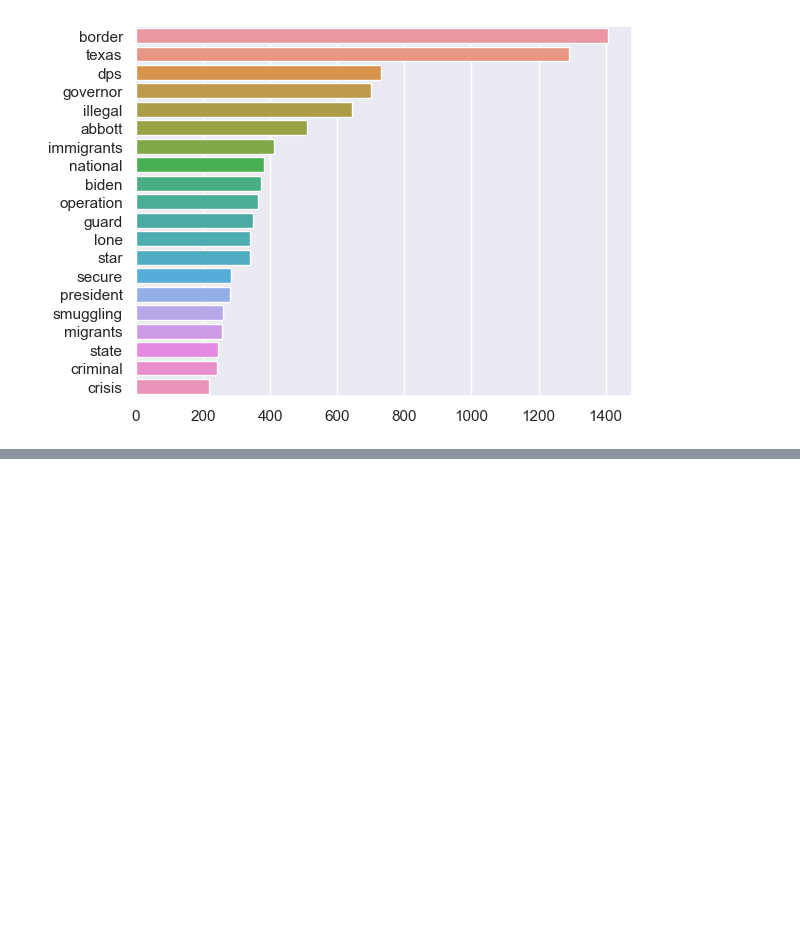
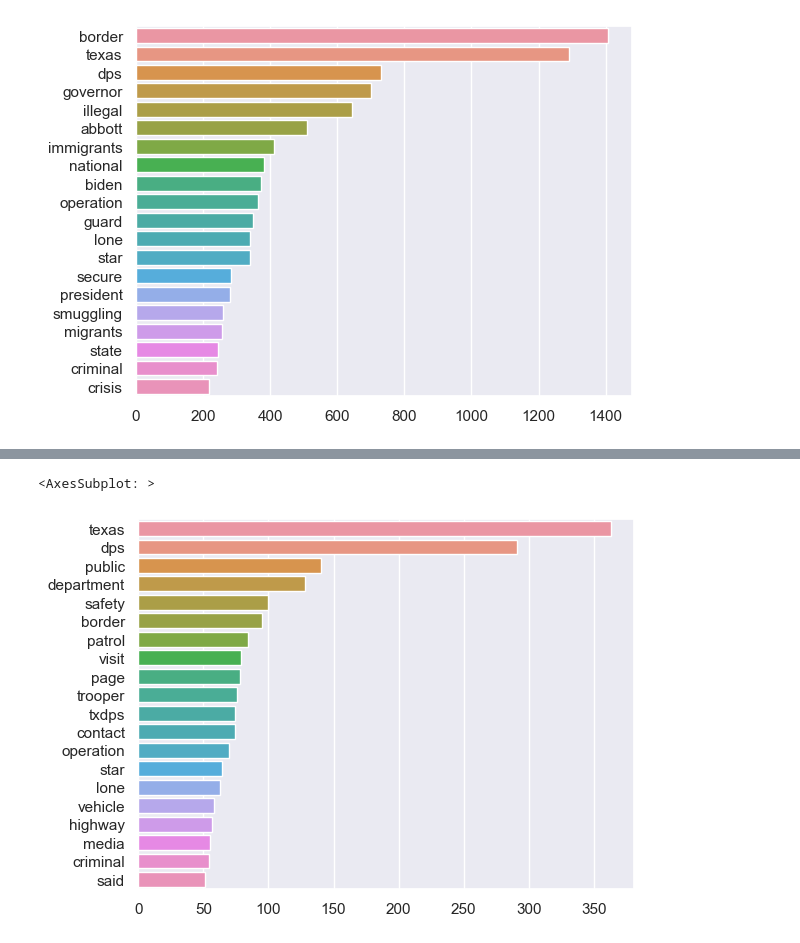
Before and after one commit to djryn/OLS_resesarch, a Jupyter notebook: Gov_scrape.ipynb, the cells around one changed output, grey strips where cells are left out. Saved outputs shown, nothing was run; the diff lists cells and outputs as text; code cells hidden in the pictures; blank space fills up the shorter version.

```diff
--- a/Gov_scrape.ipynb
+++ b/Gov_scrape.ipynb
@@ -520,0 +642,10 @@ sns.barplot(x=[w[1] for w in top_words], y=[w[0] for w in top_words])
+# %%
+dps_all_text = " ".join(dps_results_np['text'])
+
+dps_words = tokenizer.tokenize(dps_all_text)
+dps_filtered_tokens = [token for token in dps_words if token not in stop_words]
+dps_fdist = FreqDist(dps_filtered_tokens)
+
+
+for word, frequency in dps_fdist.most_common(10):
+    print(f"{word}: {frequency}")
@@ -520,0 +663,9 @@ sns.barplot(x=[w[1] for w in top_words], y=[w[0] for w in top_words])
+# %%
+dps_top_words = dps_fdist.most_common(20)
+
+# Create a bar plot of the most common words
+sns.set(style="darkgrid")
+sns.barplot(x=[w[1] for w in dps_top_words], y=[w[0] for w in dps_top_words])
+# %% [output]
+<AxesSubplot: >
+[figure, added]
```
Also changed, not shown: parts of 12 cells of this notebook.
